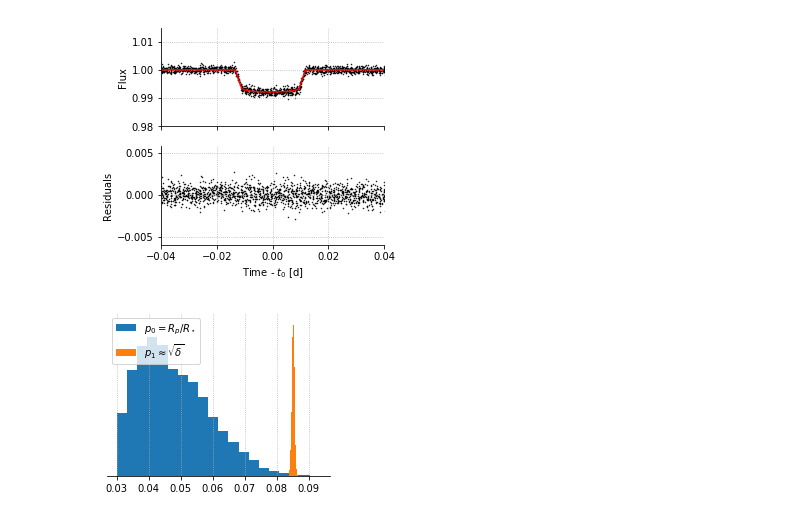
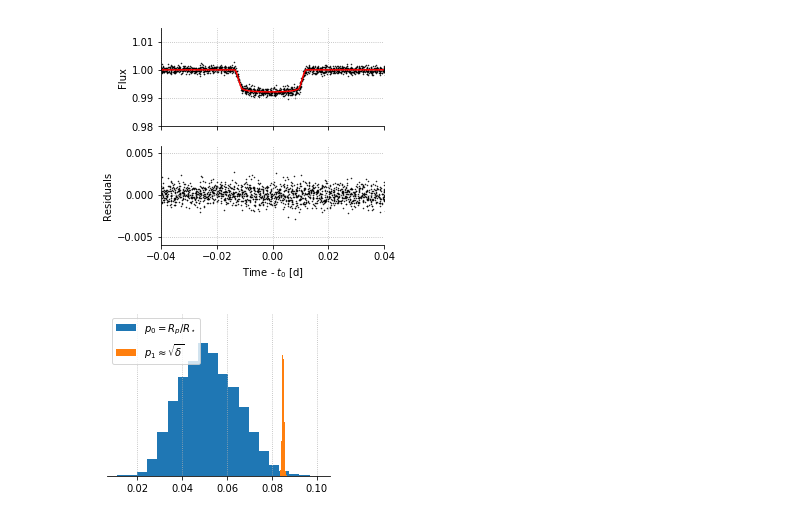
Before and after one commit to bmorris3/trappist1_robin, a Jupyter notebook: fit_trappist1b.ipynb, the cells around one changed output. Drawn from its saved outputs; the diff is of its cells as text; code cells hidden in the pictures.

```diff
--- a/fit_trappist1b.ipynb
+++ b/fit_trappist1b.ipynb
@@ -113,7 +113,7 @@ def transit_model(theta, x):
     trial_params.a = a
     trial_params.inc = inc
 
-    m = robin.TransitModel(trial_params, x, exp_time=times[1]-times[0], supersample_factor=3)
+    m = robin.TransitModel(trial_params, x, exp_time=1.92/60/24, supersample_factor=3)
     fluxes = f0 * m.light_curve(trial_params)
 
     return fluxes
@@ -128,7 +128,7 @@ def lnlike(theta, x, y, yerr):
 def lnprior(theta):
     r0, r1, q1, q2, a, inc, f0, t0 = theta
 
-    if (0.03 < r0 < 0.2 and 0.03 < r1 < 0.2 and 0 < f0 < 1.5 and
+    if (0.01 < r0 < 0.2 and 0.01 < r1 < 0.2 and 0 < f0 < 1.5 and
         1 < a < 100 and 80 < inc < 90 and 0 < q1 < 1 and 0 < q2 < 1 and -0.02 < t0 < 0.02):
         return -0.5 * ((a - ars)/ars_err)**2
     return -np.inf
@@ -225,22 +225,23 @@ fig.savefig('trappist1b_residuals.pdf', bbox_inches='tight', dpi=250)
 # %%
 plt.figure(figsize=(4, 3))
 
 fmax = 0
 for p, label in zip(sampler.chain[:, 5000:, :2].reshape((-1, ndim-4)).T,
                     ['$p_0 = R_p/R_\star$', r'$p_1 \approx \sqrt{\delta}$']):
-    if label.startswith('$p_1'):
-        n, _, _ = plt.hist(p[(0.084 < p) & (p < 0.089)], bins=20, histtype='stepfilled', label=label)
-    else:
-        n, _, _ = plt.hist(p, bins=20, histtype='stepfilled', label=label)
-    fmax = max([n.max(), fmax])
+    n, _, _ = plt.hist(p, bins=20, histtype='stepfilled', label=label)
+#     if label.startswith('$p_1'):
+#         n, _, _ = plt.hist(p, bins=20, histtype='stepfilled', label=label)
+#     else:
+#         n, _, _ = plt.hist(p, bins=20, histtype='stepfilled', label=label)
+#     fmax = max([n.max(), fmax])
 ax = plt.gca()
 ax.grid(ls=':')
 ax.legend()
 ax.set(yticks=[])
 
 
 for s in ['right', 'top', 'left']:
     ax.spines[s].set_visible(False)
 plt.savefig('trappist1b_agreement.pdf', bbox_inches='tight')
 # %% [output]
-[figure, old version]
+[figure, new version]
```
Also changed, not shown: parts of 1 cell of this notebook, 6 other files.
